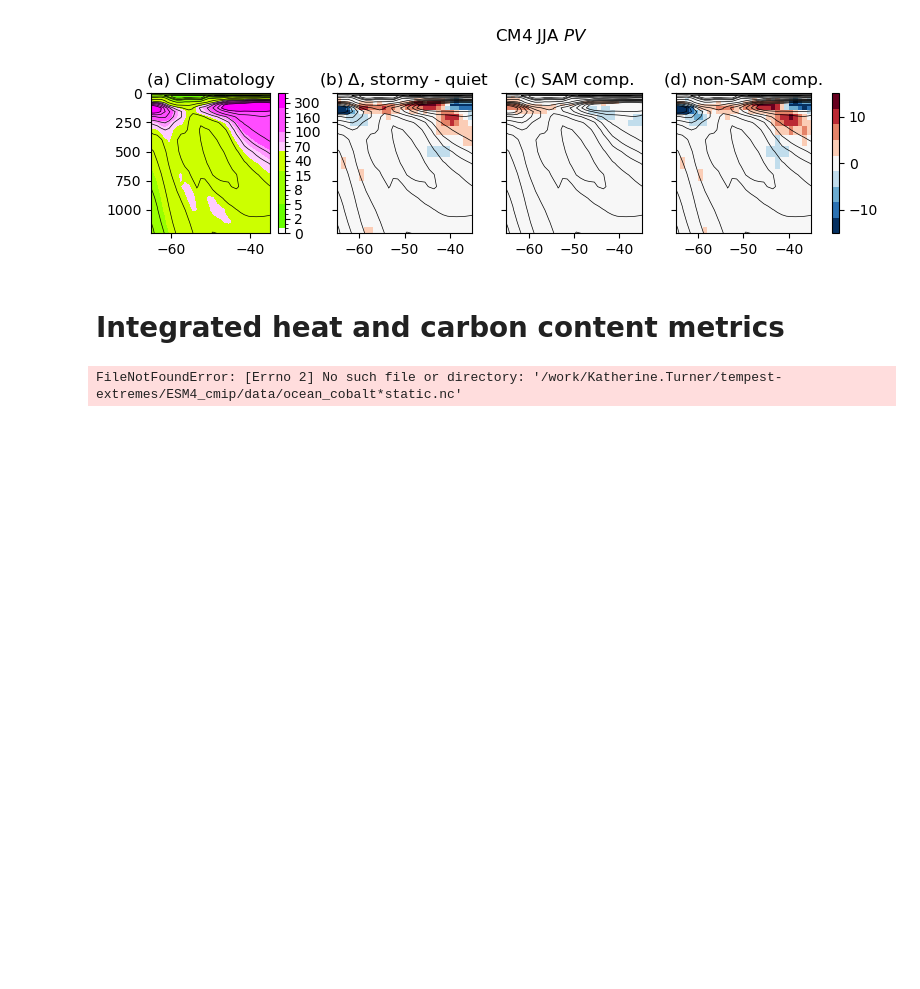
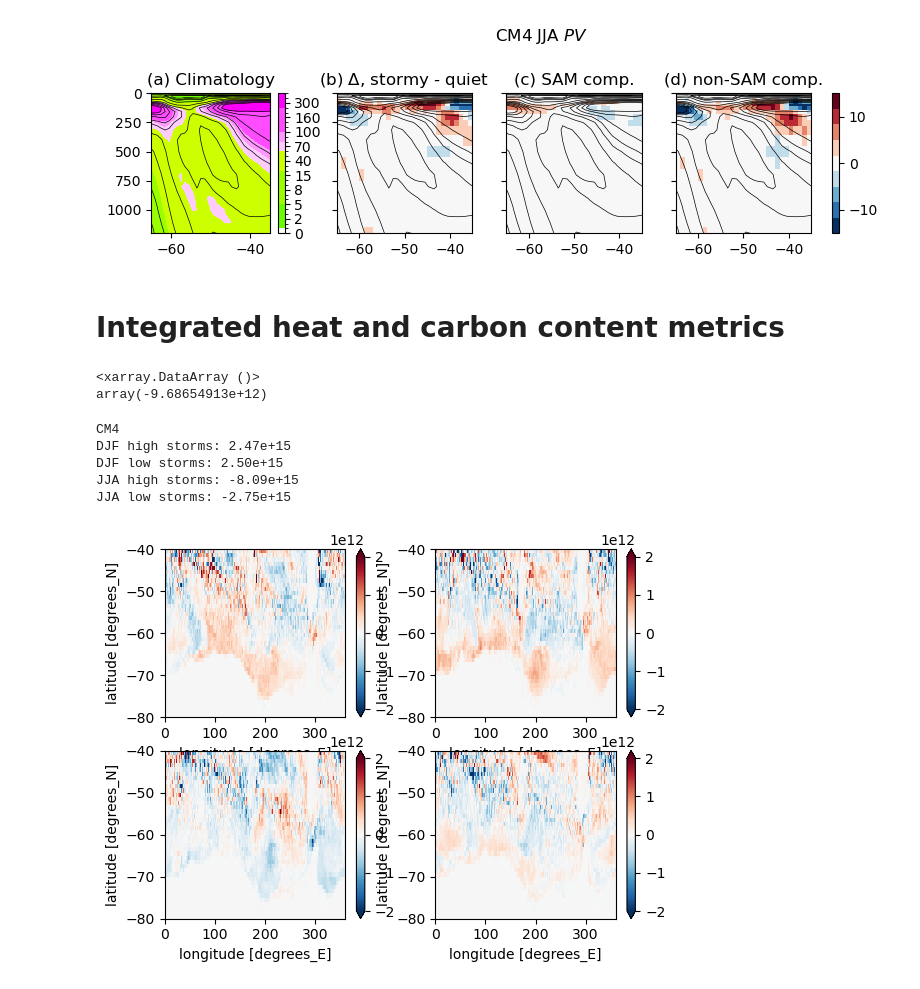
Before and after one commit to keturner8/stormtrack_variability, a Jupyter notebook: notebooks/composites_CMIP_SAMresid.ipynb, the cells around one changed output. Saved outputs shown, nothing was run; the diff lists cells and outputs as text; code cells hidden in the pictures; blank space fills up the shorter version.

```diff
--- a/notebooks/composites_CMIP_SAMresid.ipynb
+++ b/notebooks/composites_CMIP_SAMresid.ipynb
@@ -556,6 +569,7 @@ da[s][idx_low[s], :, :, :].mean(dim="time").sel(lon=regions[r]).mean(dim="lon").
 # %% [markdown]
 # Integrated heat and carbon content metrics
 # %%
+#var = "thetao"
 var = "dissic"
 
 ds_v = xr.open_mfdataset(
@@ -563,16 +577,65 @@ ds_v = xr.open_mfdataset(
     use_cftime=True,
 )
 
-if (mod == 'ESM4') & (var == 'dissic'):
-static = xr.open_dataset(f"/work/Katherine.Turner/tempest-extremes/{mod}_cmip/data/ocean_cobalt_omip_tracers_month_z_1x1deg.static.nc")
+ds_volume = xr.open_mfdataset(f"/work/Katherine.Turner/tempest-extremes/{mod}_cmip/data/ocean_monthly_z_1x1deg.*.volcello.nc")
+static = xr.open_dataset(f"/work/Katherine.Turner/tempest-extremes/{mod}_cmip/data/ocean_monthly_z_1x1deg.static.nc")
-# %% [output]
-FileNotFoundError: [Errno 2] No such file or directory: '/work/Katherine.Turner/tempest-extremes/ESM4_cmip/data/ocean_cobalt*static.nc'
 # %%
-da_v = ds_v[var]
+da_v = ds_v[var] / 3# * ds_volume.volcello / static.areacello
 
 da_v_s = da_v.resample(time="QS-DEC").sum()
 
 da = {}
 
-da["DJF"] = (da_v_s[4:-4:4, :, :, :] / 3).compute()
-da["JJA"] = (da_v_s[2::4, :, :, :] / 3).compute()
+da["DJF"] = (da_v_s[4:-4:4, :, :, :] - da_v_s[4:-4:4,:,:,:].mean(dim='time')).compute()
+da["JJA"] = (da_v_s[2::4, :, :, :] - da_v_s[2::4,:,:,:].mean(dim='time')).compute()
+# %%
+s = 'JJA'
+(da[s][idx_high[s],:,:,:] * static.volcello).sel(lat=slice(-90,-40)).sel(z_l=slice(200,1000)).sum() / 50
+# %% [output]
+<xarray.DataArray ()>
+array(-9.68654913e+12)
+# %%
+s = 'DJF'
+# %%
+idx_high = {}
+idx_low = {}
+
+for s in season:
+    idx_high[s] = da[s].time.dt.year.isin(high_storms[s].dt.year)
+    idx_low[s] = da[s].time.dt.year.isin(low_storms[s].dt.year)
+
+    #idx_high[s] = da[s].time.dt.year.isin(high_SAM[s].dt.year)
+    #idx_low[s] = da[s].time.dt.year.isin(low_SAM[s].dt.year)
+# %%
+int_ts = {}
+anom_ts = {}
+
+c = 3992.1 * 1035 # for thetao to be converted into Joules
+#c = 12.011 #* 1e-6 # for dissic to be converted into PgC
+
+print(mod)
+for s in season:
+    detrend = ml.trend.linear_detrend(da[s] * static.areacello)
+    int_ts[s] = detrend.sel(lat=slice(-90,-40)).mean(dim=['lat', 'lon', 'z_l'])
+    #anom_ts[s].plot()
+    print(f"{s} high storms: {(c*int_ts[s][idx_high[s]].mean()).data:.2e} \n{s} low storms: {(c*int_ts[s][idx_low[s]].mean()).data:.2e}")
+# %% [output]
+CM4
+DJF high storms: 2.47e+15
+DJF low storms: 2.50e+15
+JJA high storms: -8.09e+15
+JJA low storms: -2.75e+15
+# %%
+fig, axs = plt.subplots(nrows=2, ncols=2)
+for i, s in enumerate(season):
+    detrend = ml.trend.linear_detrend(da[s])
+    int_ts[s] = (static.volcello * detrend).sel(lat=slice(-90,-40)).sum(dim=['z_l'])
+    int_ts[s][:,:,idx_high[s]].mean(dim='time').plot(ax=axs[i][0], vmin=-2e12, vmax=2e12, cmap='RdBu_r')
+    int_ts[s][:,:,idx_low[s]].mean(dim='time').plot(ax=axs[i][1], vmin=-2e12, vmax=2e12, cmap='RdBu_r')
+
+    for j in range(2):
+        axs[i][j].set_ylim([-80,-40])
+    #anom_ts[s].plot()
+    #print(f"{s} high storms: {(c*int_ts[s][idx_high[s]].mean()).data:.2e} \n{s} low storms: {(c*int_ts[s][idx_low[s]].mean()).data:.2e}")
+# %% [output]
+[figure, added]
```
Also changed, not shown: parts of 24 cells of this notebook, 9 other files.
